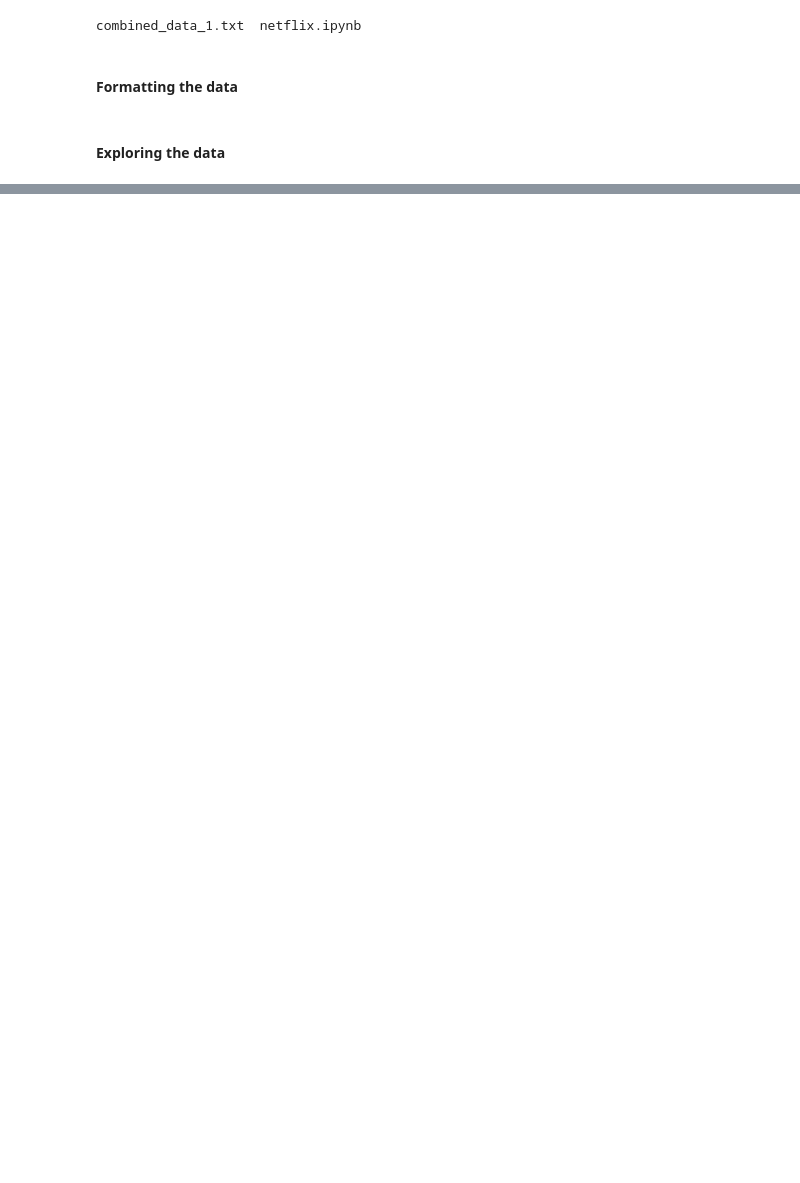
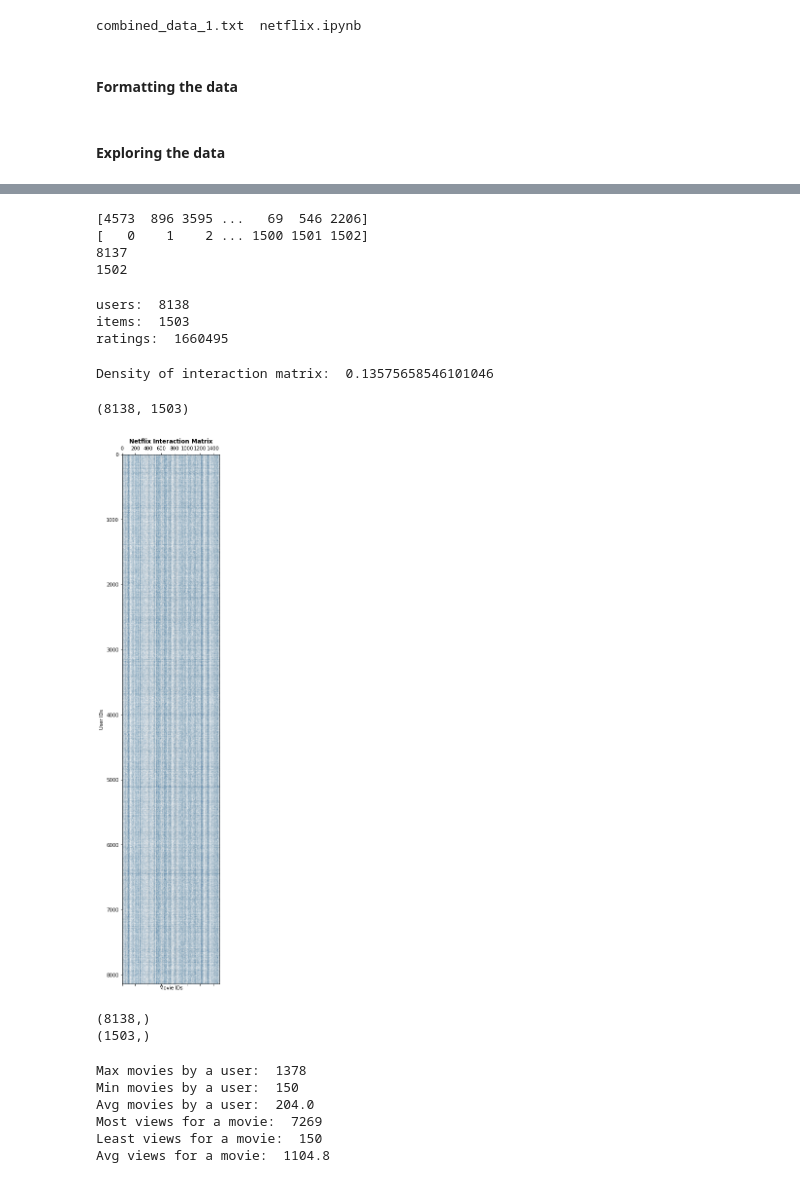
Before and after one commit to aravind-gk/RecSysAttack, a Jupyter notebook: netflix/netflix.ipynb, the cells around one changed output, grey strips where cells are left out. Cells and saved outputs as stored; diff of their text form; code cells hidden in the pictures; blank space fills up the shorter version.

Commit message:
explored and processed netflix data

```diff
--- a/netflix/netflix.ipynb
+++ b/netflix/netflix.ipynb
@@ -45,0 +291,3 @@ fwrite.close()
+# %%
+data = pd.read_csv('data.csv')
+data
@@ -45,0 +308,70 @@ fwrite.close()
+# %%
+print(data.user.unique())
+print(data.item.unique())
+print(data.user.unique().max())
+print(data.item.unique().max())
+# %% [output]
+[4573  896 3595 ...   69  546 2206]
+[   0    1    2 ... 1500 1501 1502]
+8137
+1502
+# %%
+n_users = data.user.nunique()
+n_items = data.item.nunique()
+n_samples = data.shape[0]
+
+print('users: ', n_users)
+print('items: ', n_items)
+print('ratings: ', n_samples)
+# %% [output]
+users:  8138
+items:  1503
+ratings:  1660495
+# %%
+density = n_samples / (n_users * n_items)
+print('Density of interaction matrix: ', density)
+# %% [output]
+Density of interaction matrix:  0.13575658546101046
+# %%
+adj = np.zeros((n_users, n_items), dtype = int)
+print(adj.shape)
+
+for _, row in data.iterrows():
+    u = row['user']
+    i = row['item']
+    adj[u][i] = 1
+# %% [output]
+(8138, 1503)
+# %%
+plt.figure(figsize = (20, 20))
+plt.spy(adj, markersize=0.004)
+plt.xlabel('Movie IDs')
+plt.ylabel('User IDs')
+plt.title('Netflix Interaction Matrix', fontweight = 'bold')
+plt.savefig('interaction-matrix')
+plt.show()
+# %% [output]
+[figure, added]
+# %%
+user_degrees = adj.sum(axis = 1)
+print(user_degrees.shape)
+item_degrees = adj.sum(axis = 0)
+print(item_degrees.shape)
+# %% [output]
+(8138,)
+(1503,)
+# %%
+print('Max movies by a user: ', user_degrees.max())
+print('Min movies by a user: ', user_degrees.min())
+print('Avg movies by a user: ', round(user_degrees.mean(), 1))
+
+print('Most views for a movie: ', item_degrees.max())
+print('Least views for a movie: ', item_degrees.min())
+print('Avg views for a movie: ', round(item_degrees.mean(), 1))
+# %% [output]
+Max movies by a user:  1378
+Min movies by a user:  150
+Avg movies by a user:  204.0
+Most views for a movie:  7269
+Least views for a movie:  150
+Avg views for a movie:  1104.8
```
Also changed, not shown: parts of 27 cells of this notebook, 4 other files.
